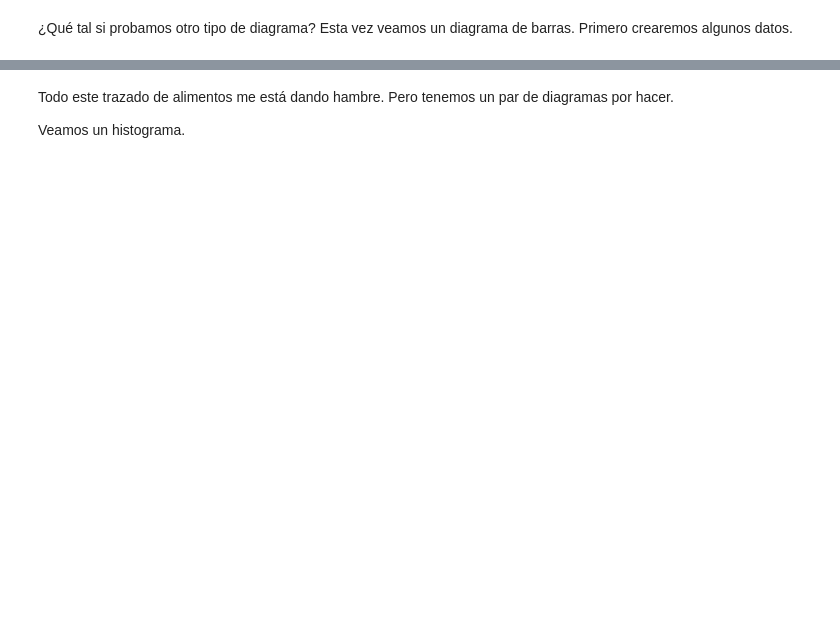
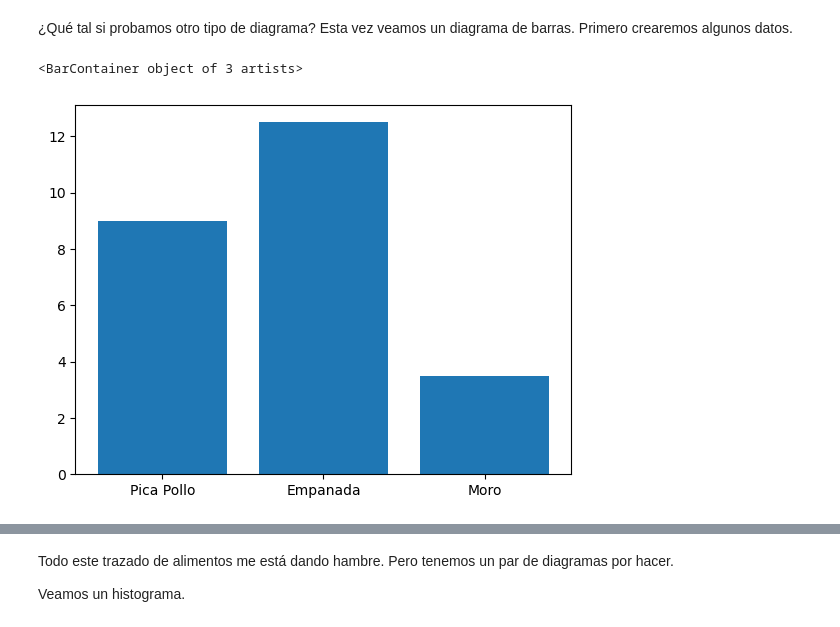
Before and after one commit to AlexDotel/Practicas-Machine-Learning, a Jupyter notebook: Ejercicio_Matplotlib.ipynb, the cells around one changed output, grey strips where cells are left out. Cells and saved outputs as stored; diff of their text form; code cells hidden in the pictures; blank space fills up the shorter version.

```diff
--- a/Ejercicio_Matplotlib.ipynb
+++ b/Ejercicio_Matplotlib.ipynb
@@ -102,9 +148,20 @@ Comenzaremos con gráficos de dispersión.
 # %%
 # Crea un diccionario de Python de 3 de tus comidas favoritas con
 # Las claves del diccionario deben ser el nombre de la comida y los valores su precio
+
+comidas_favoritas = {
+    'Pica Pollo': 8.99,
+    'Empanada': 12.50,
+    'Moro': 3.50
+}
 # %%
 # Crea un gráfico de barras donde el eje x sean las claves del diccionario
 # y el eje y sean los valores del diccionario
+fig, ax = plt.subplots()
+ax.bar(comidas_favoritas.keys(), comidas_favoritas.values())
+# %% [output]
+<BarContainer object of 3 artists>
+[figure, added]
 # %%
 # Agrega un título, xlabel e ylabel al diagrama
 # Haz el mismo diagrama que el anterior, excepto que esta vez haz que las barras sean horizontales
```
Also changed, not shown: parts of 16 cells of this notebook, 1 other file.
